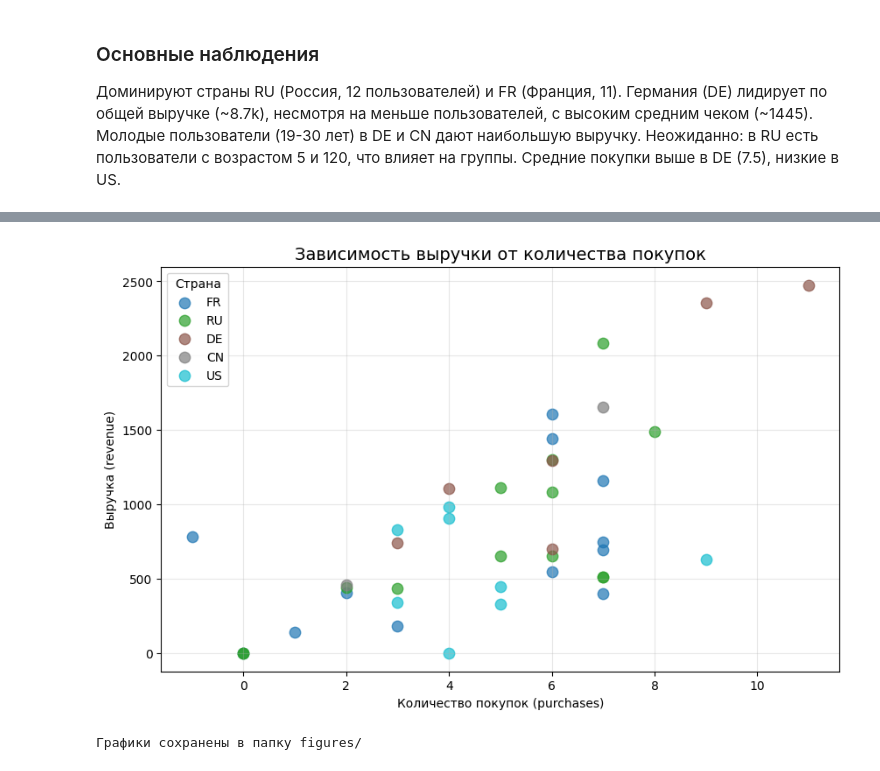
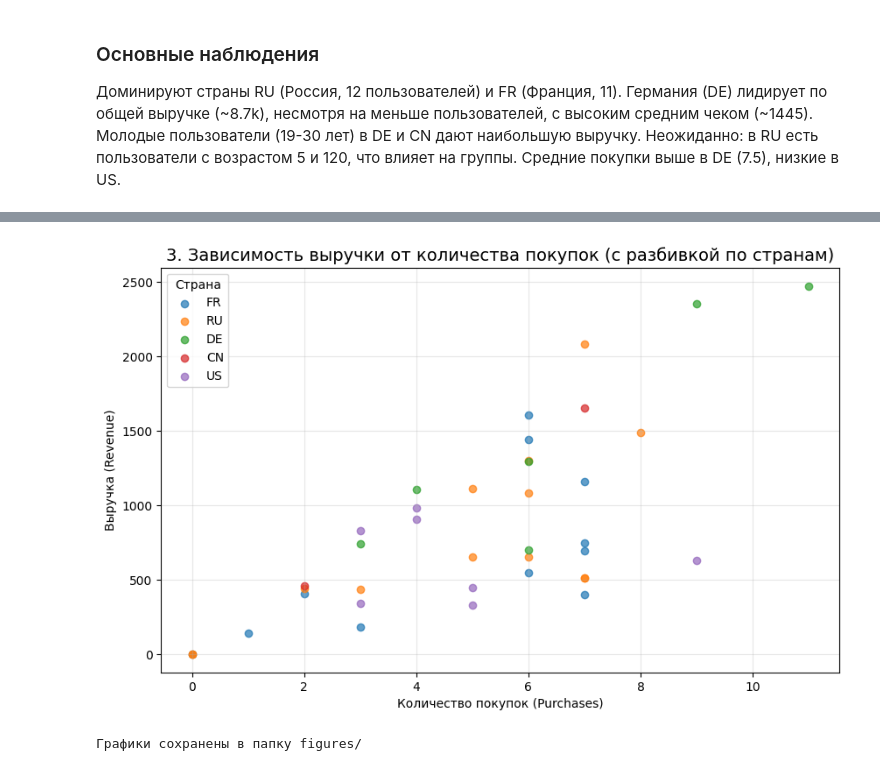
Before and after one commit to sitffi77/SIt-student-template, a Jupyter notebook: homeworks/HW02/HW02.ipynb, the cells around one changed output, grey strips where cells are left out. Saved outputs shown, nothing was run; the diff lists cells and outputs as text; code cells hidden in the pictures.

```diff
--- a/homeworks/HW02/HW02.ipynb
+++ b/homeworks/HW02/HW02.ipynb
@@ -186,26 +192,26 @@ plt.show()
 # %%
 # 3. Scatter plot: purchases vs revenue с цветом по странам
-plt.figure(figsize=(10,6))
-countries = df['country'].unique()
-colors = plt.cm.tab10(np.linspace(0, 1, len(countries)))
+plt.figure(figsize=(10, 6))
 
-for i, country in enumerate(countries):
-    data = df[df['country'] == country]
-    plt.scatter(data['purchases'], data['revenue'],
-                label=country, s=80, alpha=0.7, color=colors[i])
+# Очищаем данные от явных противоречий (purchases < 0 или revenue = 0 при purchases > 0)
+df_clean_scatter = df[(df['purchases'] >= 0) & ((df['purchases'] == 0) | (df['revenue'] > 0))].copy()
 
-plt.title('Зависимость выручки от количества покупок', fontsize=14)
-plt.xlabel('Количество покупок (purchases)')
-plt.ylabel('Выручка (revenue)')
+# Визуализация зависимости покупок и выручки с цветом по стране
+for country in df_clean_scatter['country'].unique():
+    subset = df_clean_scatter[df_clean_scatter['country'] == country]
+    plt.scatter(subset['purchases'], subset['revenue'], label=country, alpha=0.7)
+
+plt.title('3. Зависимость выручки от количества покупок (с разбивкой по странам)', fontsize=14)
+plt.xlabel('Количество покупок (Purchases)')
+plt.ylabel('Выручка (Revenue)')
 plt.legend(title='Страна')
-plt.grid(alpha=0.3)
-plt.savefig('figures/purchases_vs_revenue_scatter.png', dpi=200, bbox_inches='tight')
+plt.grid(axis='both', alpha=0.3)
 plt.show()
 
 # Что показано: Точки выручки vs покупок, окрашенные по странам.
 # Выводы: Положительная корреляция, но с выбросами (DE с 11 покупками >2400). Некоторые точки с 0 покупок, но revenue >0 — возможно, другие источники дохода.
 
 print("Графики сохранены в папку figures/")
 # %% [output]
-[figure, old version]
+[figure, new version]
 Графики сохранены в папку figures/
```
Also changed, not shown: parts of 2 cells of this notebook, 1 other file.
